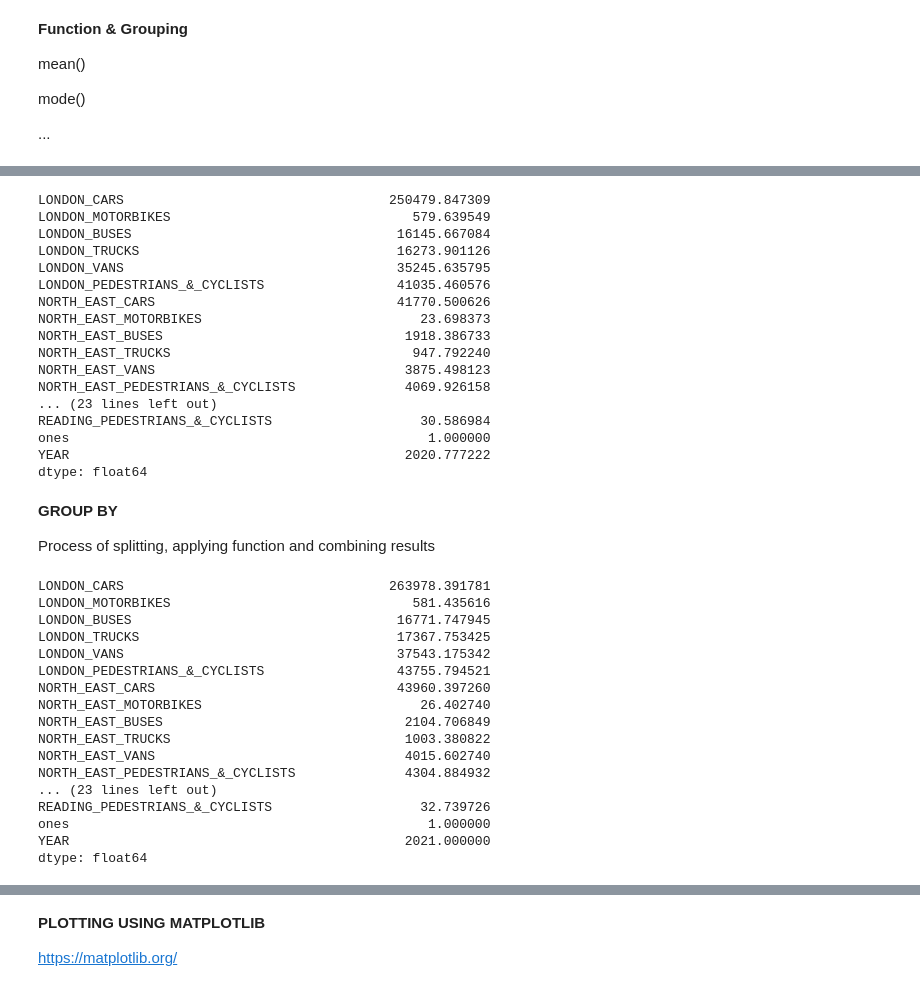
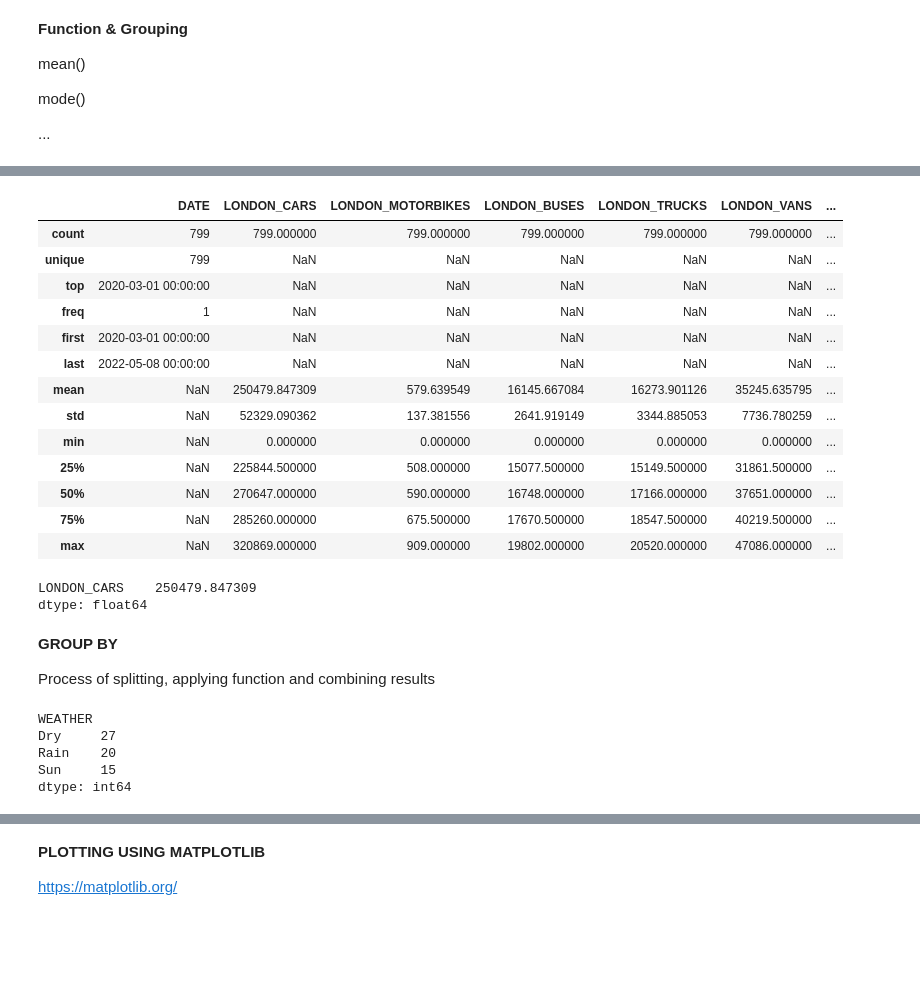
Before and after one commit to ravsheerRSA/Python_Training, a Jupyter notebook: training.ipynb, the cells around one changed output, grey strips where cells are left out. Saved outputs shown, nothing was run; the diff lists cells and outputs as text; code cells hidden in the pictures; blank space fills up the shorter version.

```diff
--- a/training.ipynb
+++ b/training.ipynb
@@ -311,12 +286,3 @@ df['WEATHER'] = np.select(condition, output, default=np.nan) ##updates the colum
 ## Q10
 
 ## a) Create a column named weather_2 which replicates the above but  using .loc  instead of np.select, using seed(1254)
-# %%
-
-np.random.seed(1254)
-
-df['WEATHER_2'] = np.random.randint(1,4, size=len(df))
-
-df.loc[df['WEATHER_2'] == 1, :] = 'Sun'
-df.loc[df['WEATHER_2'] == 2, :] = 'Rain'
-df.loc[df['WEATHER_2'] == 3, :] = 'Dry'
@@ -405,27 +340,29 @@ df.describe() ##summary stats of our df
+# %%
+df.describe(include = 'all')
+# %% [output]
+|  | DATE | LONDON_CARS | LONDON_MOTORBIKES | LONDON_BUSES | LONDON_TRUCKS | LONDON_VANS | ... |
+| count | 799 | 799.000000 | 799.000000 | 799.000000 | 799.000000 | 799.000000 | ... |
+| unique | 799 | NaN | NaN | NaN | NaN | NaN | ... |
+| top | 2020-03-01 00:00:00 | NaN | NaN | NaN | NaN | NaN | ... |
+| freq | 1 | NaN | NaN | NaN | NaN | NaN | ... |
+| first | 2020-03-01 00:00:00 | NaN | NaN | NaN | NaN | NaN | ... |
+| last | 2022-05-08 00:00:00 | NaN | NaN | NaN | NaN | NaN | ... |
+| mean | NaN | 250479.847309 | 579.639549 | 16145.667084 | 16273.901126 | 35245.635795 | ... |
+| std | NaN | 52329.090362 | 137.381556 | 2641.919149 | 3344.885053 | 7736.780259 | ... |
+| min | NaN | 0.000000 | 0.000000 | 0.000000 | 0.000000 | 0.000000 | ... |
+| 25% | NaN | 225844.500000 | 508.000000 | 15077.500000 | 15149.500000 | 31861.500000 | ... |
+| 50% | NaN | 270647.000000 | 590.000000 | 16748.000000 | 17166.000000 | 37651.000000 | ... |
+| 75% | NaN | 285260.000000 | 675.500000 | 17670.500000 | 18547.500000 | 40219.500000 | ... |
+| max | NaN | 320869.000000 | 909.000000 | 19802.000000 | 20520.000000 | 47086.000000 | ... |
 # %%
 df.mean() ## shows the mean for all columns
 
-## Q15
+## Q13
 
-## a) Show mode and median for columns in our data
+## a) Show median for columns in our data
 ## b) Write a code which extracts only the mean value of London Cars
 # %% [output]
-LONDON_CARS                                  250479.847309
-LONDON_MOTORBIKES                               579.639549
-LONDON_BUSES                                  16145.667084
-LONDON_TRUCKS                                 16273.901126
-LONDON_VANS                                   35245.635795
-LONDON_PEDESTRIANS_&_CYCLISTS                 41035.460576
-NORTH_EAST_CARS                               41770.500626
-NORTH_EAST_MOTORBIKES                            23.698373
-NORTH_EAST_BUSES                               1918.386733
-NORTH_EAST_TRUCKS                               947.792240
-NORTH_EAST_VANS                                3875.498123
-NORTH_EAST_PEDESTRIANS_&_CYCLISTS              4069.926158
-... (23 lines left out)
-READING_PEDESTRIANS_&_CYCLISTS                   30.586984
-ones                                              1.000000
-YEAR                                           2020.777222
+LONDON_CARS    250479.847309
 dtype: float64
 # %% [markdown]
 **GROUP BY**
@@ -438,33 +375,16 @@ month_grouped.get_group('January') ## just shows data for January for all years
 
 month_grouped.get_group('January').value_counts('WEATHER') ##how many times does Sun, Rain and Dry appear in month of January
 
-## Q16
+## Q14
 
 ## a) using .loc function, extract data from only January and see if it ties up with the above
-
-## b) Find the mean for all columns in year 2021
-
-year_grouped = df.groupby(['YEAR'])
-
-year_grouped.get_group(2021).mean()
+## b) Find the mean for all columns in year 2021 using groupby function
 # %% [output]
-LONDON_CARS                                  263978.391781
-LONDON_MOTORBIKES                               581.435616
-LONDON_BUSES                                  16771.747945
-LONDON_TRUCKS                                 17367.753425
-LONDON_VANS                                   37543.175342
-LONDON_PEDESTRIANS_&_CYCLISTS                 43755.794521
-NORTH_EAST_CARS                               43960.397260
-NORTH_EAST_MOTORBIKES                            26.402740
-NORTH_EAST_BUSES                               2104.706849
-NORTH_EAST_TRUCKS                              1003.380822
-NORTH_EAST_VANS                                4015.602740
-NORTH_EAST_PEDESTRIANS_&_CYCLISTS              4304.884932
-... (23 lines left out)
-READING_PEDESTRIANS_&_CYCLISTS                   32.739726
-ones                                              1.000000
-YEAR                                           2021.000000
-dtype: float64
+WEATHER
+Dry     27
+Rain    20
+Sun     15
+dtype: int64
 # %%
 ## getting mean, median and mode grouped by Year
 
```
Also changed, not shown: parts of 29 cells of this notebook.
